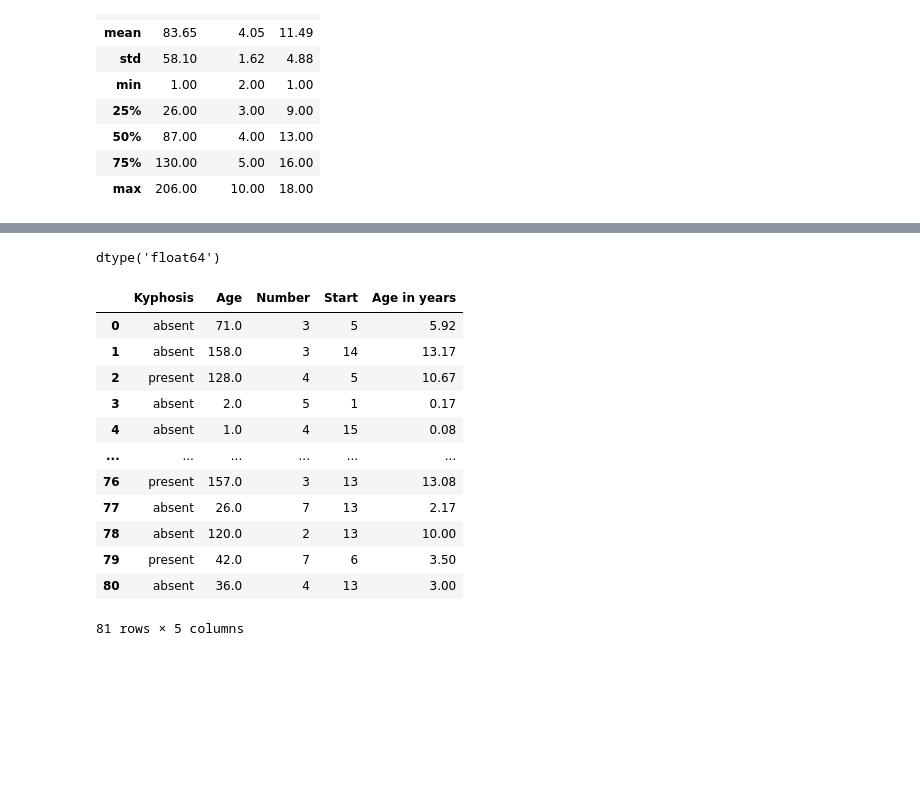
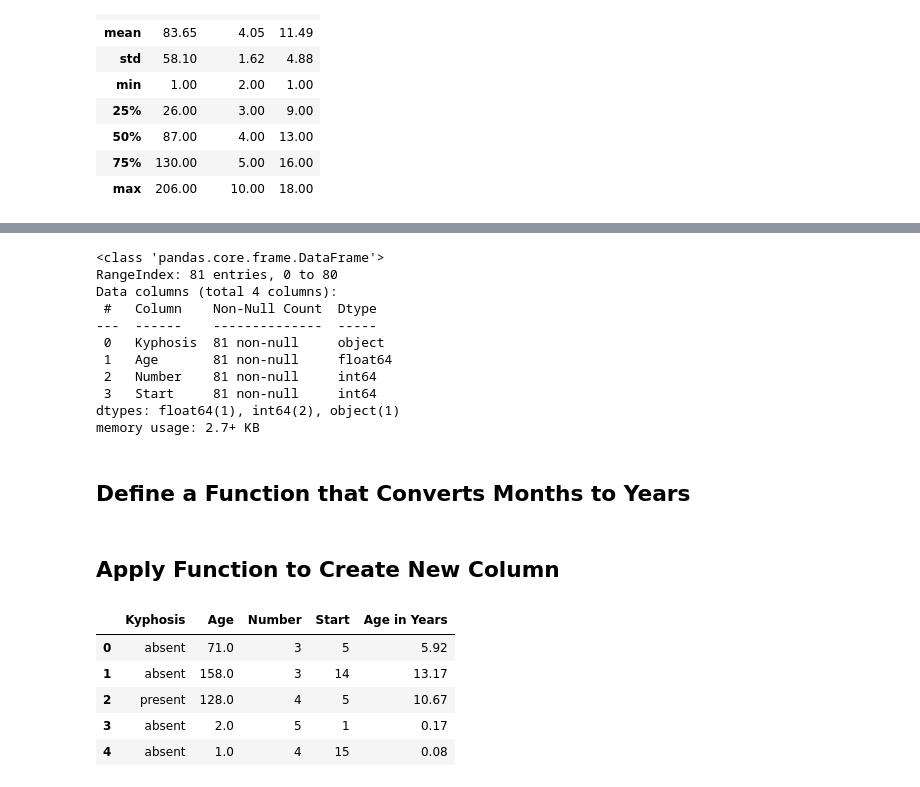
Before and after one commit to LeopoldineMirtil/kyphosis, a Jupyter notebook: Kyphosis Project.ipynb, the cells around one changed output, grey strips where cells are left out. Cells and saved outputs as stored; diff of their text form; code cells hidden in the pictures; blank space fills up the shorter version.

```diff
--- a/Kyphosis Project.ipynb
+++ b/Kyphosis Project.ipynb
@@ -124,6 +110,18 @@ plt.show()
 # %%
-# convert age column datatype from int64 to float64
+# convert age column from int to float
 kyphosis['Age'] = kyphosis['Age'].astype(float)
-kyphosis['Age'].dtypes # confirm data type change
+kyphosis.info()
 # %% [output]
-dtype('float64')
+<class 'pandas.core.frame.DataFrame'>
+RangeIndex: 81 entries, 0 to 80
+Data columns (total 4 columns):
+ #   Column    Non-Null Count  Dtype
+---  ------    --------------  -----
+ 0   Kyphosis  81 non-null     object
+ 1   Age       81 non-null     float64
+ 2   Number    81 non-null     int64
+ 3   Start     81 non-null     int64
+dtypes: float64(1), int64(2), object(1)
+memory usage: 2.7+ KB
+# %% [markdown]
+## Define a Function that Converts Months to Years
@@ -130,24 +131,14 @@ dtype('float64')
+# %% [markdown]
+## Apply Function to Create New Column
 # %%
-# apply function to "Age" column and add results into new column
-# "Age in years"
-# define function for conversion
-def month_to_years(m):
-    return m/12
+kyphosis['Age in Years'] = round(kyphosis['Age'].apply(month_to_years), 2)
 
-# apply function to datastet and add new column
-kyphosis['Age in years'] = round(kyphosis['Age'].apply(month_to_years), 2)
-kyphosis
+#view data w/new column
+kyphosis.head()
 # %% [output]
-|  | Kyphosis | Age | Number | Start | Age in years |
+|  | Kyphosis | Age | Number | Start | Age in Years |
 | 0 | absent | 71.0 | 3 | 5 | 5.92 |
 | 1 | absent | 158.0 | 3 | 14 | 13.17 |
 | 2 | present | 128.0 | 4 | 5 | 10.67 |
 | 3 | absent | 2.0 | 5 | 1 | 0.17 |
 | 4 | absent | 1.0 | 4 | 15 | 0.08 |
-| ... | ... | ... | ... | ... | ... |
-| 76 | present | 157.0 | 3 | 13 | 13.08 |
-| 77 | absent | 26.0 | 7 | 13 | 2.17 |
-| 78 | absent | 120.0 | 2 | 13 | 10.00 |
-| 79 | present | 42.0 | 7 | 6 | 3.50 |
-| 80 | absent | 36.0 | 4 | 13 | 3.00 |
-81 rows × 5 columns
```
Also changed, not shown: parts of 35 cells of this notebook.
